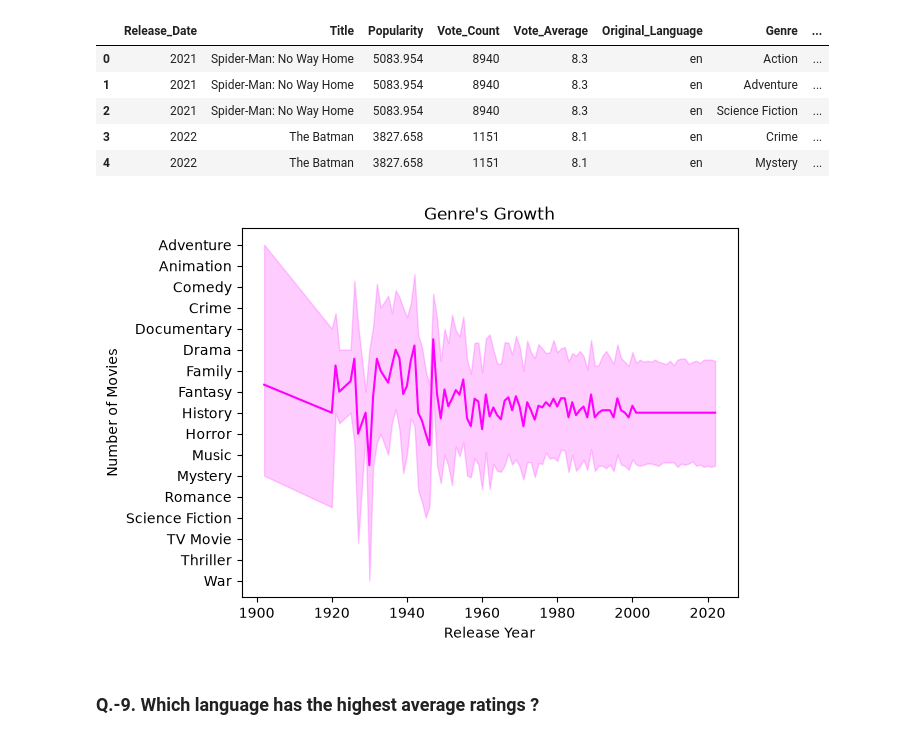
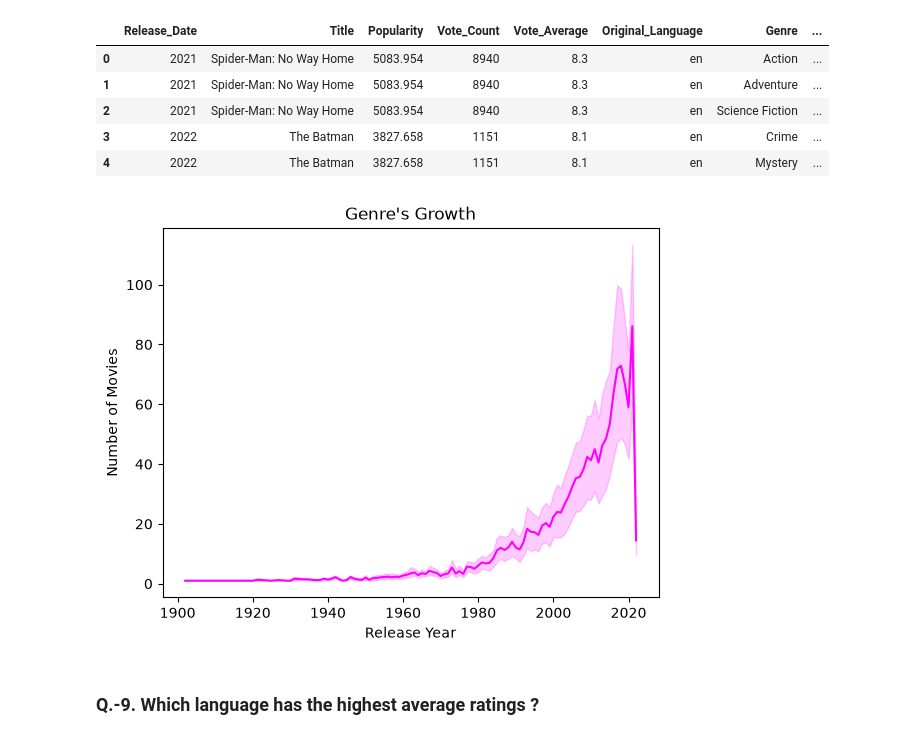
Before and after one commit to A-y-us-h/Netflix_Data_Analysis, a Jupyter notebook: notebooks/movie_data_analysis.ipynb, the cells around one changed output. Drawn from its saved outputs; the diff is of its cells as text; code cells hidden in the pictures.

```diff
--- a/notebooks/movie_data_analysis.ipynb
+++ b/notebooks/movie_data_analysis.ipynb
@@ -401,17 +401,17 @@ df_genre.head()
 # %%
 genre_growth = (df_genre.groupby(['Release_Date','Genre']).size()).reset_index(name = 'Movie Count')
 
 sns.lineplot(data = genre_growth,
              x = 'Release_Date',
-             y = 'Genre',
+             y = 'Movie Count',
              color = 'magenta')
 
 plt.title("Genre's Growth")
 plt.xlabel("Release Year")
 plt.ylabel("Number of Movies")
 plt.show()
 # %% [output]
-[figure, old version]
+[figure, new version]
 # %% [markdown]
 ### Q.-9. Which language has the highest average ratings ?
 # %%
```
Also changed, not shown: parts of 1 cell of this notebook.
